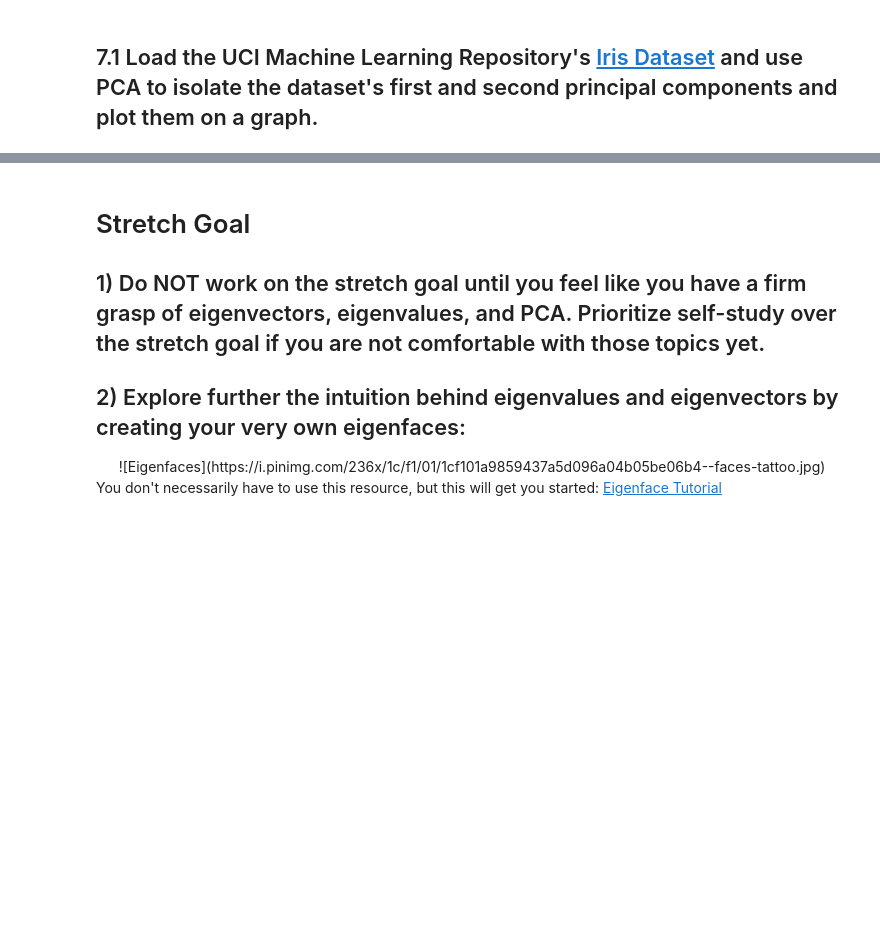
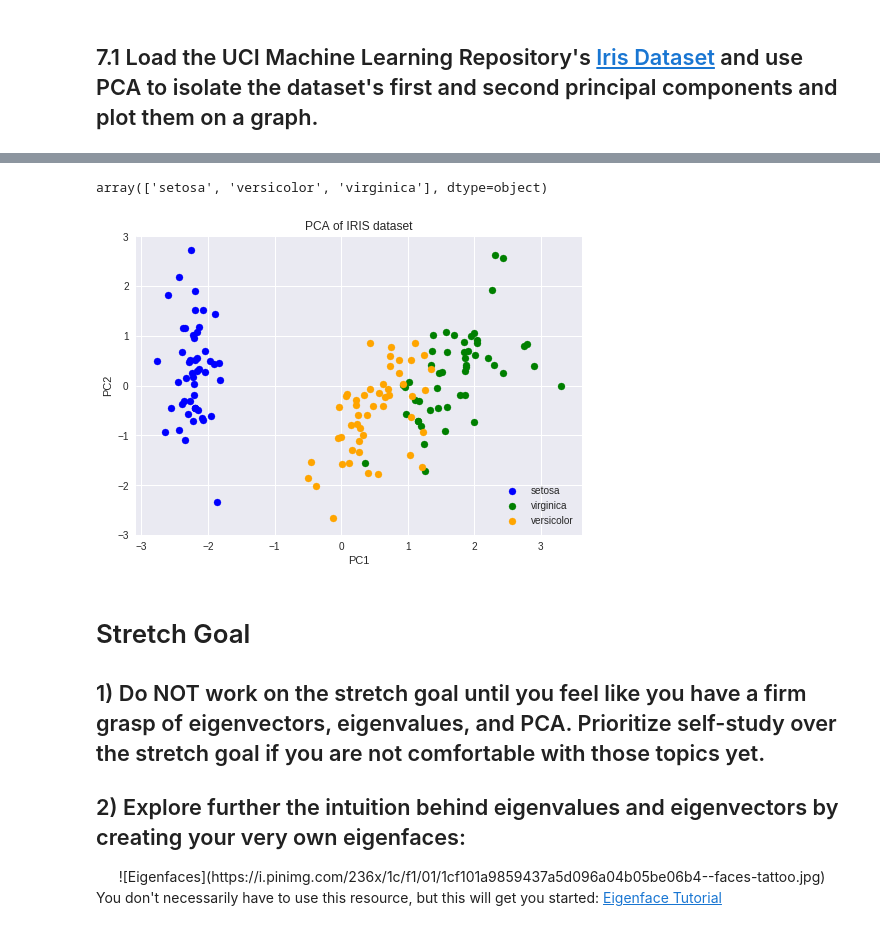
Before and after one commit to bloominstituteoftechnology/DS-Unit-1-Sprint-4-Linear-Algebra, a Jupyter notebook: module3-dimensionality-reduction/High_Dimensional_Data_Assignment.ipynb, the cells around one changed output, grey strips where cells are left out. Cells and saved outputs as stored; diff of their text form; code cells hidden in the pictures; blank space fills up the shorter version.

```diff
--- a/module3-dimensionality-reduction/High_Dimensional_Data_Assignment.ipynb
+++ b/module3-dimensionality-reduction/High_Dimensional_Data_Assignment.ipynb
@@ -93,3 +192,56 @@ q(\begin{bmatrix}x_1 \\ x_2 \\ x_3\end{bmatrix}) = \begin{bmatrix} 4x_1 + x_2 +
+# %%
+# pre-processing
+from sklearn.preprocessing import StandardScaler
+stdsc = StandardScaler()
+X = iris[['sepal_length', 'sepal_width', 'petal_length', 'petal_width']]
+y = iris['species']
+X_std = stdsc.fit_transform(X)
+# %%
+# pca
+from sklearn.decomposition import PCA
+pca=PCA(n_components=2)
+X_pca = pca.fit_transform(X_std)
+
+# # useful function for drawing vectors
+# def draw_vector(v0, v1, ax=None):
+#     ax = ax or plt.gca()
+#     arrowprops=dict(arrowstyle='->',
+#                     linewidth=2,
+#                     shrinkA=0, shrinkB=0)
+#     ax.annotate('', v1, v0, arrowprops=arrowprops)
+# %%
+y.unique()
+# %% [output]
+array(['setosa', 'versicolor', 'virginica'], dtype=object)
+# %%
+# plotting
+y_colors = y.map({'setosa':'blue','virginica' :'green', 'versicolor':'orange'})
+y_labels = ['setosa', 'virginica', 'versicolor']
+colors = ['blue', 'green', 'orange']
+
+fig_pca, ax_pca = plt.subplots()
+
+# for color, i, target_name in zip(colors, [0, 1, 2], y_labels):
+#     ax_pca.scatter(X_pca[y == i, 0], X_pca[y == i, 1], color=color, alpha=.8,
+#                 label=y_labels)
+
+# ax_pca.legend(loc='best', shadow=False, scatterpoints=1)
+ax_pca.set_title('PCA of IRIS dataset')
+
+for color, label in zip(colors, y_labels):
+  ax_pca.scatter(X_pca[:,0][y==label], X_pca[:,1][y==label], c=color, label=label)
+
+# ax_pca.set_xlim(-5.0,5.0)
+# ax_pca.set_ylim(-5.0,5.0)
+
+ax_pca.set_xlabel('PC1')
+ax_pca.set_ylabel('PC2')
+
+ax_pca.legend()
+
+plt.show()
+# %% [output]
+[figure, added]
 # %% [markdown]
 # Stretch Goal
 
```
Also changed, not shown: parts of 12 cells of this notebook.
